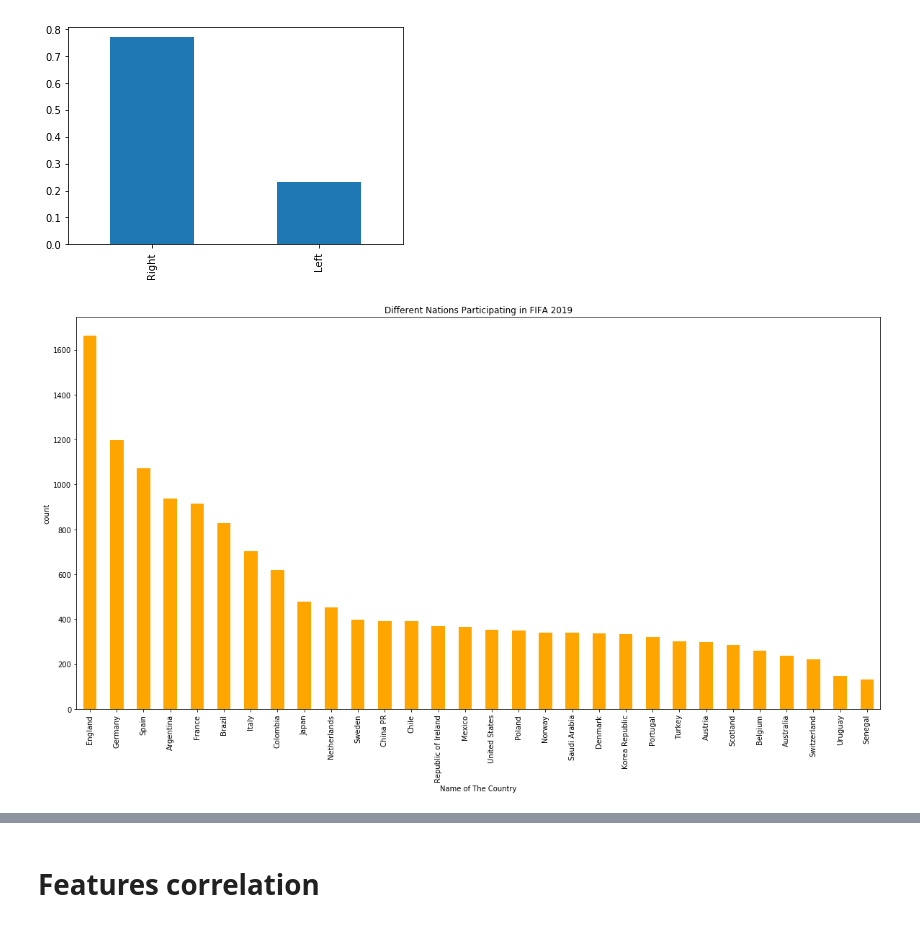
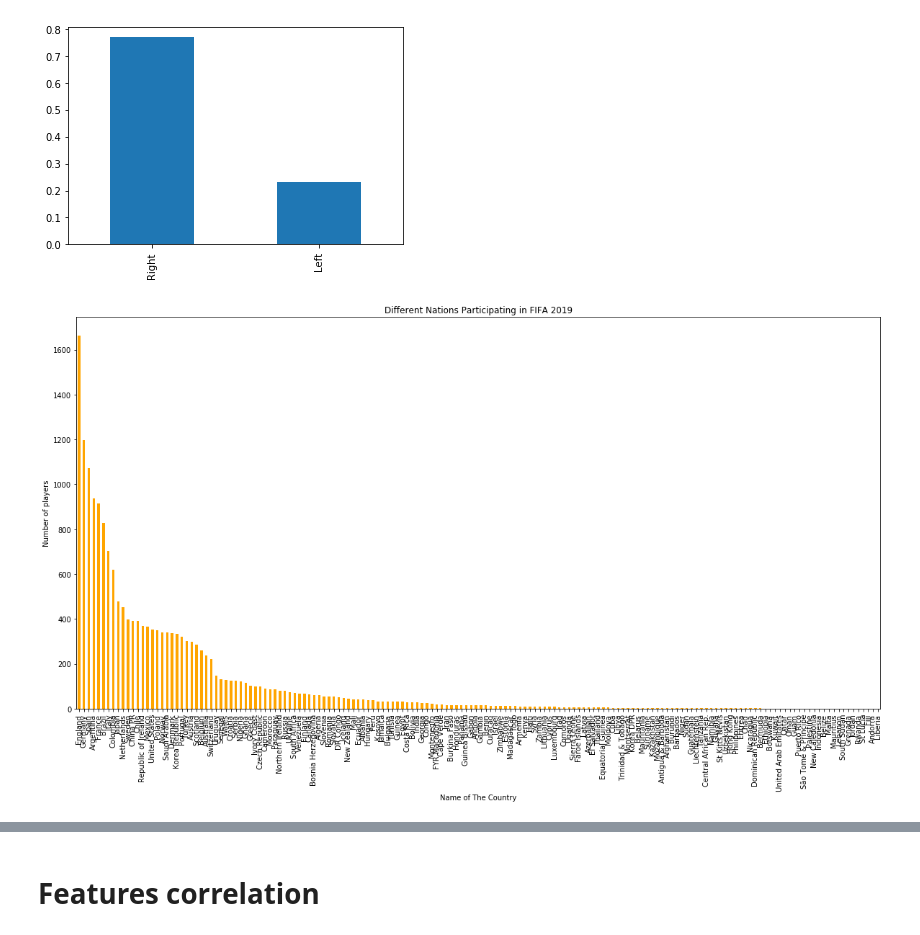
Before and after one commit to tgey/HubNotebooks, a Jupyter notebook: jupyter/notebooks/eda/fifa_eda.ipynb, the cells around one changed output, grey strips where cells are left out. Cells and saved outputs as stored; diff of their text form; code cells hidden in the pictures.

```diff
--- a/jupyter/notebooks/eda/fifa_eda.ipynb
+++ b/jupyter/notebooks/eda/fifa_eda.ipynb
@@ -318,13 +327,13 @@ plt.show()
 # %% [output]
 [figure]
 # %%
-data['Nationality'].value_counts()[:30].plot.bar(color = 'orange', figsize=(20, 10))
+data['Nationality'].value_counts().plot.bar(color = 'orange', figsize=(20, 10))
 plt.title('Different Nations Participating in FIFA 2019')
 plt.xlabel('Name of The Country')
-plt.ylabel('count')
+plt.ylabel('Number of players')
 plt.show()
 # %% [output]
-[figure, old version]
+[figure, new version]
 # %%
 data['Nationality'].value_counts()[:20].plot.bar(figsize=(20, 10))
 plt.title('Top 20 Nations in FIFA 2019')
```
Also changed, not shown: parts of 11 cells of this notebook, 6 other files.
